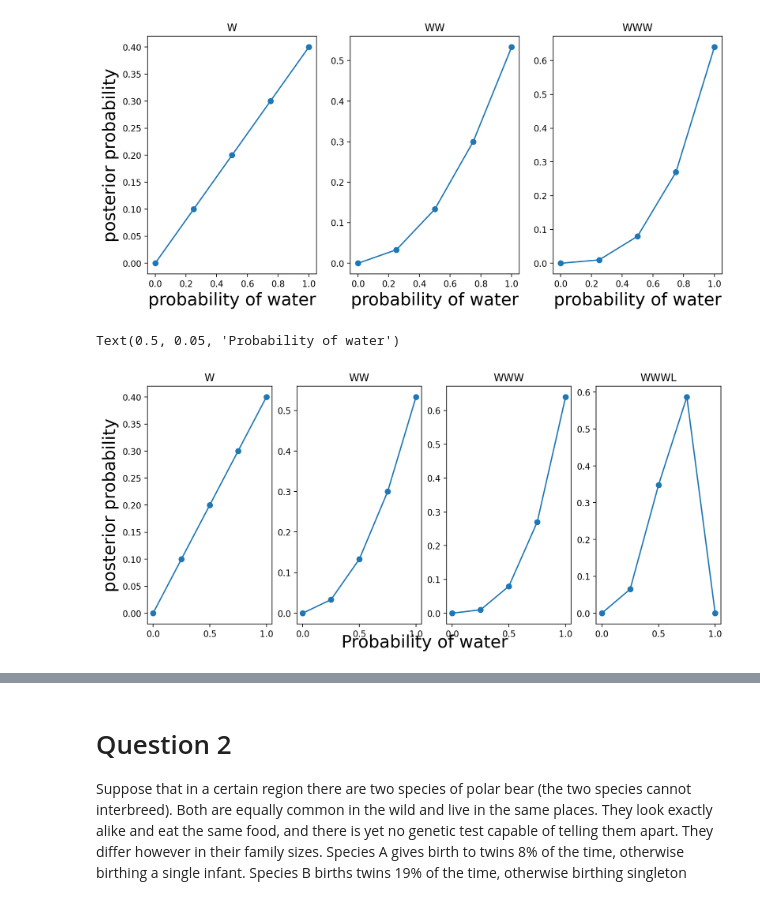
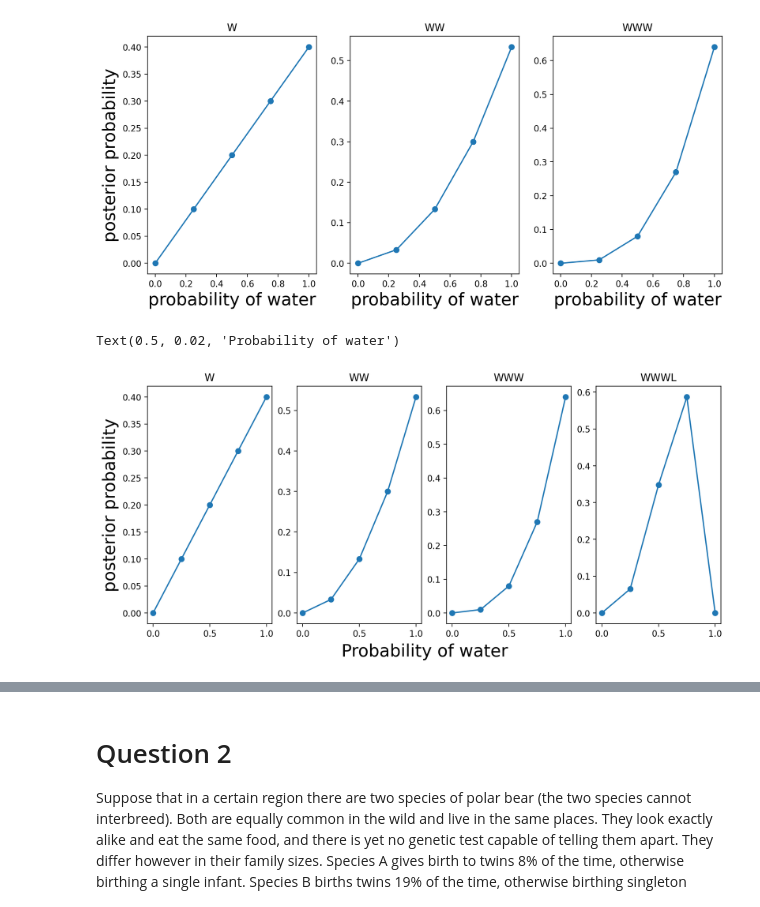
Before and after one commit to howardchen29/MATH509-Final-Project, a Jupyter notebook: Homework 3 Problems.ipynb, the cells around one changed output, grey strips where cells are left out. Cells and saved outputs as stored; diff of their text form; code cells hidden in the pictures.

```diff
--- a/Homework 3 Problems.ipynb
+++ b/Homework 3 Problems.ipynb
@@ -101,34 +101,34 @@ n = 2
 fig.add_subplot(1,4,2)
 p_grid, posterior = posterior_grid_approx(5, w, n)
 plot(p_grid, posterior, "o-")
 #xlabel("probability of water", fontsize=20)
 title('WW')
 
 
 w = 3
 n = 3
 
 
 
 fig.add_subplot(1,4,3)
 p_grid, posterior = posterior_grid_approx(5, w, n)
 plot(p_grid, posterior, "o-")
 #xlabel("probability of water", fontsize=20)
 title('WWW')
 
 
 w = 3
 n = 4
 
 fig.add_subplot(1,4,4)
 p_grid, posterior = posterior_grid_approx(5, w, n)
 plot(p_grid, posterior, "o-")
 #xlabel("probability of water", fontsize=20)
-title('WWWL')
+title('WWWL', )
 
 
 
-fig.text(0.5, 0.05, "Probability of water", ha='center', va='center', fontsize=20)
+fig.text(0.5, 0.02, "Probability of water", ha='center', va='center', fontsize=20)
 # %% [output]
-Text(0.5, 0.05, 'Probability of water')
+Text(0.5, 0.02, 'Probability of water')
-[figure, old version]
+[figure, new version]
```
Also changed, not shown: parts of 2 cells of this notebook.
